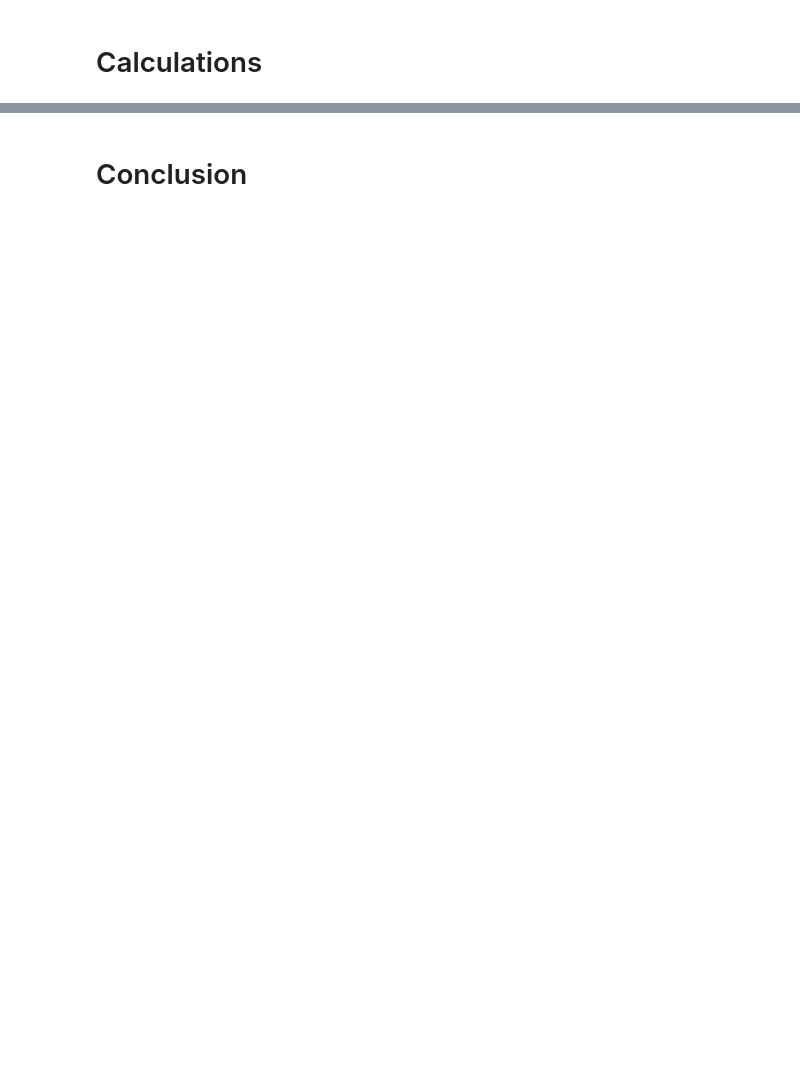
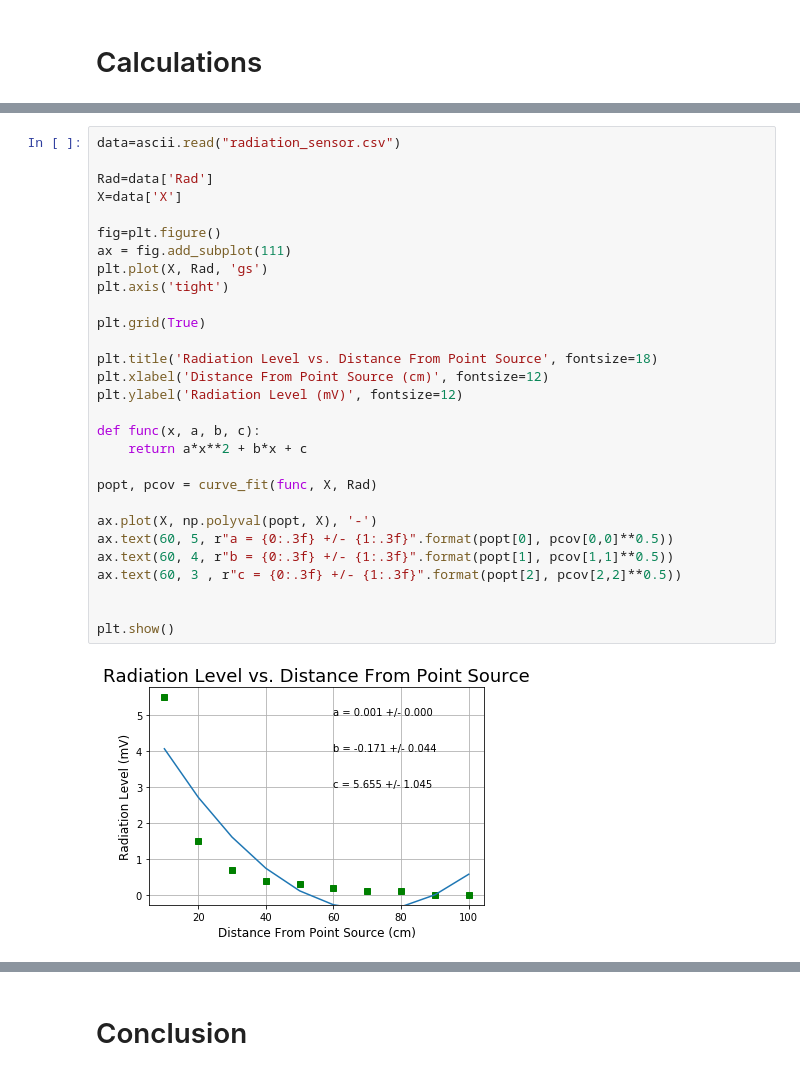
Before and after one commit to jsribaud/PHY363, a Jupyter notebook: lab02/ISL_cm_jc.ipynb, the cells around one changed output, grey strips where cells are left out. Cells and saved outputs as stored; diff of their text form; blank space fills up the shorter version.

```diff
--- a/lab02/ISL_cm_jc.ipynb
+++ b/lab02/ISL_cm_jc.ipynb
@@ -162,0 +101,31 @@ plt.show()
+# %%
+data=ascii.read("radiation_sensor.csv")
+
+Rad=data['Rad']
+X=data['X']
+
+fig=plt.figure()
+ax = fig.add_subplot(111)
+plt.plot(X, Rad, 'gs')
+plt.axis('tight')
+
+plt.grid(True)
+
+plt.title('Radiation Level vs. Distance From Point Source', fontsize=18)
+plt.xlabel('Distance From Point Source (cm)', fontsize=12)
+plt.ylabel('Radiation Level (mV)', fontsize=12)
+
+def func(x, a, b, c):
+    return a*x**2 + b*x + c
+
+popt, pcov = curve_fit(func, X, Rad)
+
+ax.plot(X, np.polyval(popt, X), '-')
+ax.text(60, 5, r"a = {0:.3f} +/- {1:.3f}".format(popt[0], pcov[0,0]**0.5))
+ax.text(60, 4, r"b = {0:.3f} +/- {1:.3f}".format(popt[1], pcov[1,1]**0.5))
+ax.text(60, 3 , r"c = {0:.3f} +/- {1:.3f}".format(popt[2], pcov[2,2]**0.5))
+
+
+plt.show()
+# %% [output]
+[figure, added]
```
Also changed, not shown: parts of 17 cells of this notebook.
